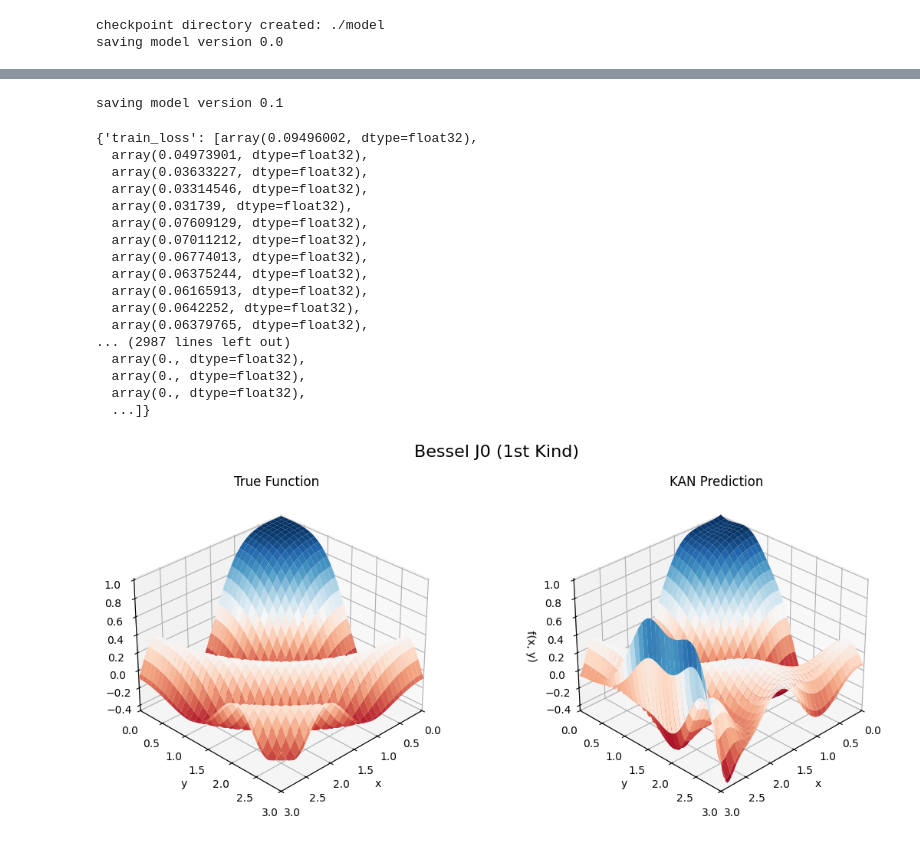
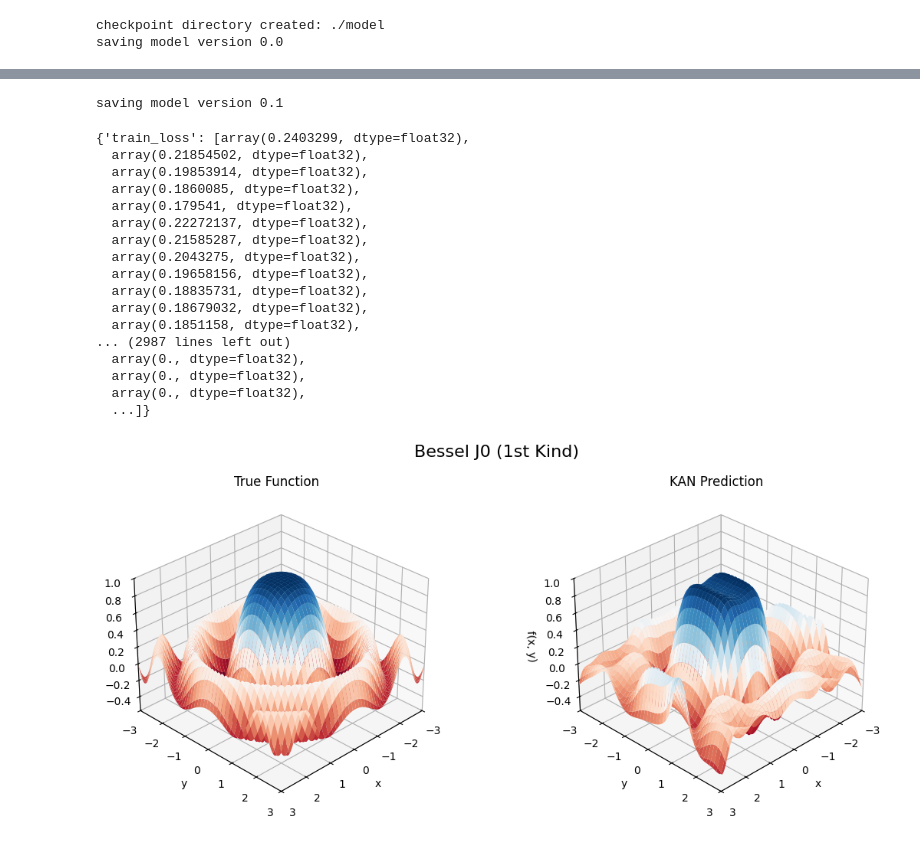
Before and after one commit to byang-nu/function_simulation, a Jupyter notebook: MLP_KAN_Bessel.ipynb, the cells around one changed output, grey strips where cells are left out. Saved outputs shown, nothing was run; the diff lists cells and outputs as text; code cells hidden in the pictures.

```diff
--- a/MLP_KAN_Bessel.ipynb
+++ b/MLP_KAN_Bessel.ipynb
@@ -162,0 +209,5 @@ saving model version 0.0
+# %%
+# rotation matrix
+def rotate_90(data_pair):
+    x, y = data_pair
+    return torch.stack([-y, x])
@@ -163,27 +234,46 @@ saving model version 0.0
+# %%
+# combine original + rotated data
+whole_train_input = torch.vstack([dataset['train_input'], quad2_train, quad3_train, quad4_train])
+whole_test_input = torch.vstack([dataset['test_input'], quad2_test, quad3_test, quad4_test])
+whole_train_label = torch.vstack([dataset['train_label'], dataset['train_label'], dataset['train_label'], dataset['train_label']])
+whole_test_label = torch.vstack([dataset['test_label'], dataset['test_label'], dataset['test_label'], dataset['test_label']])
+
+whole_dataset = {
+    'train_input': whole_train_input,
+    'test_input': whole_test_input,
+    'train_label': whole_train_label,
+    'test_label': whole_test_label
+}
+# now 400 train + 400 test data points
 # %%
-bessel_KAN.fit(dataset, opt='LBFGS', steps=2000)
+bessel_KAN.fit(whole_dataset, opt='LBFGS', steps=2000)
 # %% [output]
 saving model version 0.1
-{'train_loss': [array(0.09496002, dtype=float32),
-  array(0.04973901, dtype=float32),
-  array(0.03633227, dtype=float32),
-  array(0.03314546, dtype=float32),
-  array(0.031739, dtype=float32),
-  array(0.07609129, dtype=float32),
-  array(0.07011212, dtype=float32),
-  array(0.06774013, dtype=float32),
-  array(0.06375244, dtype=float32),
-  array(0.06165913, dtype=float32),
-  array(0.0642252, dtype=float32),
-  array(0.06379765, dtype=float32),
+{'train_loss': [array(0.2403299, dtype=float32),
+  array(0.21854502, dtype=float32),
+  array(0.19853914, dtype=float32),
+  array(0.1860085, dtype=float32),
+  array(0.179541, dtype=float32),
+  array(0.22272137, dtype=float32),
+  array(0.21585287, dtype=float32),
+  array(0.2043275, dtype=float32),
+  array(0.19658156, dtype=float32),
+  array(0.18835731, dtype=float32),
+  array(0.18679032, dtype=float32),
+  array(0.1851158, dtype=float32),
 ... (2987 lines left out)
   array(0., dtype=float32),
   array(0., dtype=float32),
   array(0., dtype=float32),
   ...]}
 # %%
-x_grid = np.linspace(0, 3, 101)
-y_grid = np.linspace(0, 3, 101)
+#x_grid = np.linspace(0, 3, 101)
+#y_grid = np.linspace(0, 3, 101)
+
+# expanded the range to [-3,3] + more data points
+x_grid = np.linspace(-3, 3, 401)
+y_grid = np.linspace(-3, 3, 401)
+
 X1_grid, X2_grid = np.meshgrid(x_grid, y_grid)
 
 Z_true = jn(0, X1_grid**2 + X2_grid**2)
@@ -199,6 +289,7 @@ grid_points = torch.tensor(
 # Get model predictions
 with torch.no_grad():       # temporarily disables gradient tracking
     Z_pred = bessel_KAN(grid_points).numpy()
+    # use the trained model to predict for the 401x401 grid points
 
 # Reshape to grid
 Z_pred = Z_pred.reshape(X1_grid.shape)
@@ -208,36 +299,36 @@ fig = plt.figure(figsize=(12,5))
 
 # --- True function ---
 ax1 = fig.add_subplot(121, projection='3d')
 surf1 = ax1.plot_surface(X1_grid, X2_grid, Z_true, cmap='RdBu')
 
 ax1.set_title("True Function")
 ax1.set_xlabel("x")
 ax1.set_ylabel("y")
 
 # --- KAN prediction ---
 ax2 = fig.add_subplot(122, projection='3d')
 surf2 = ax2.plot_surface(X1_grid, X2_grid, Z_pred, cmap='RdBu')
 
 ax2.set_title("KAN Prediction")
 ax2.set_xlabel("x")
 ax2.set_ylabel("y")
 ax2.set_zlabel("f(x, y)")
 
 # --- Make axes identical ---
 zmin = min(Z_true.min(), Z_pred.min())
 zmax = max(Z_true.max(), Z_pred.max())
 
 for ax in [ax1, ax2]:
-    ax.set_xlim(0, 3)
-    ax.set_ylim(0, 3)
+    ax.set_xlim(-3, 3)
+    ax.set_ylim(-3, 3)
     ax.set_zlim(zmin, zmax)
     ax.view_init(elev=30, azim=45)
 
 plt.suptitle("Bessel J0 (1st Kind)", fontsize=16)
 plt.tight_layout()
 plt.show()
 # %% [output]
-[figure, old version]
+[figure, new version]
 # %%
 bessel_KAN.plot(in_vars=['x', 'y'], out_vars=['z'], title="Bessel J0 (1st Kind)")
 # %% [output]
```
Also changed, not shown: parts of 20 cells of this notebook.
